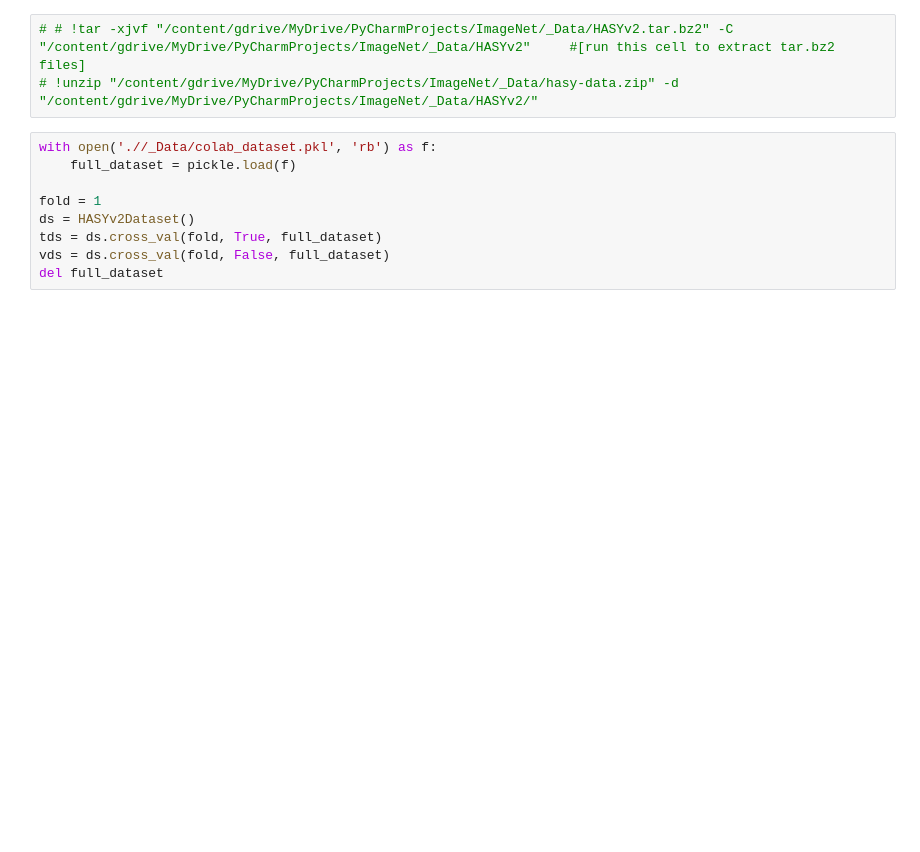
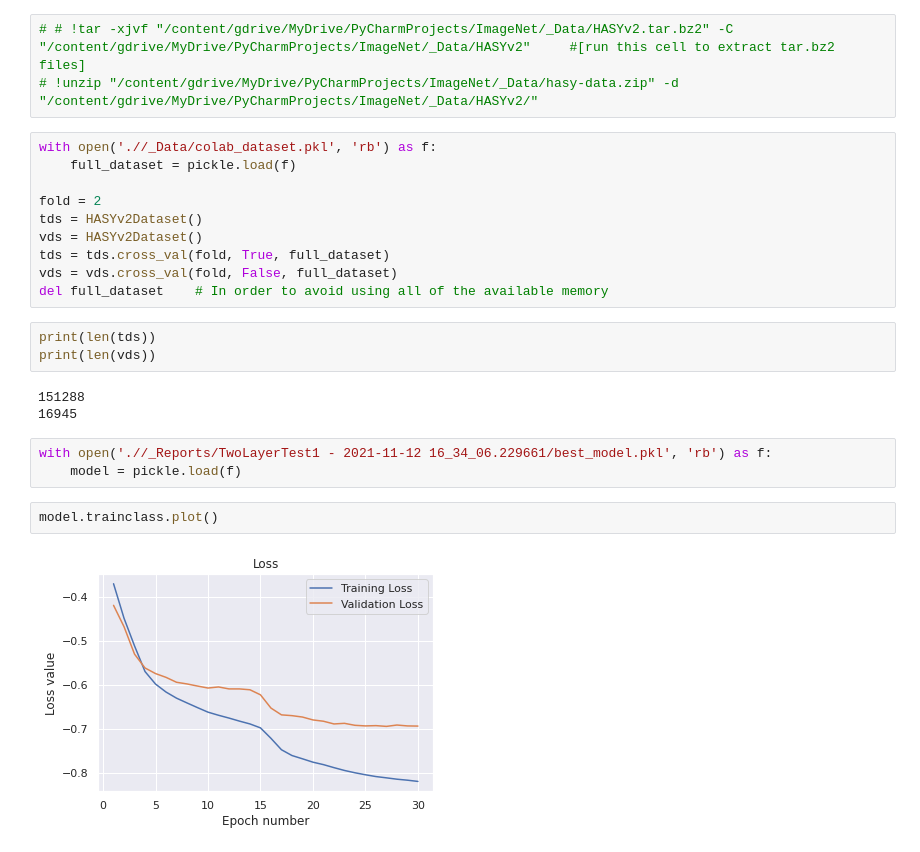
Before and after one commit to AntonioRochaAZ/CNN-Project, a Jupyter notebook: ImageNet.ipynb, the cells around one changed output. Drawn from its saved outputs; the diff is of its cells as text; blank space fills up the shorter version.

```diff
--- a/ImageNet.ipynb
+++ b/ImageNet.ipynb
@@ -21,9 +21,23 @@ device: cuda:0
 with open('.//_Data/colab_dataset.pkl', 'rb') as f:
     full_dataset = pickle.load(f)
 
-fold = 1
-ds = HASYv2Dataset()
-tds = ds.cross_val(fold, True, full_dataset)
-vds = ds.cross_val(fold, False, full_dataset)
-del full_dataset
+fold = 2
+tds = HASYv2Dataset()
+vds = HASYv2Dataset()
+tds = tds.cross_val(fold, True, full_dataset)
+vds = vds.cross_val(fold, False, full_dataset)
+del full_dataset    # In order to avoid using all of the available memory
+# %%
+print(len(tds))
+print(len(vds))
+# %% [output]
+151288
+16945
+# %%
+with open('.//_Reports/TwoLayerTest1 - 2021-11-12 16_34_06.229661/best_model.pkl', 'rb') as f:
+    model = pickle.load(f)
+# %%
+model.trainclass.plot()
+# %% [output]
+[figure, added]
 # %%
```
Also changed, not shown: parts of 2 cells of this notebook, 15 other files.
